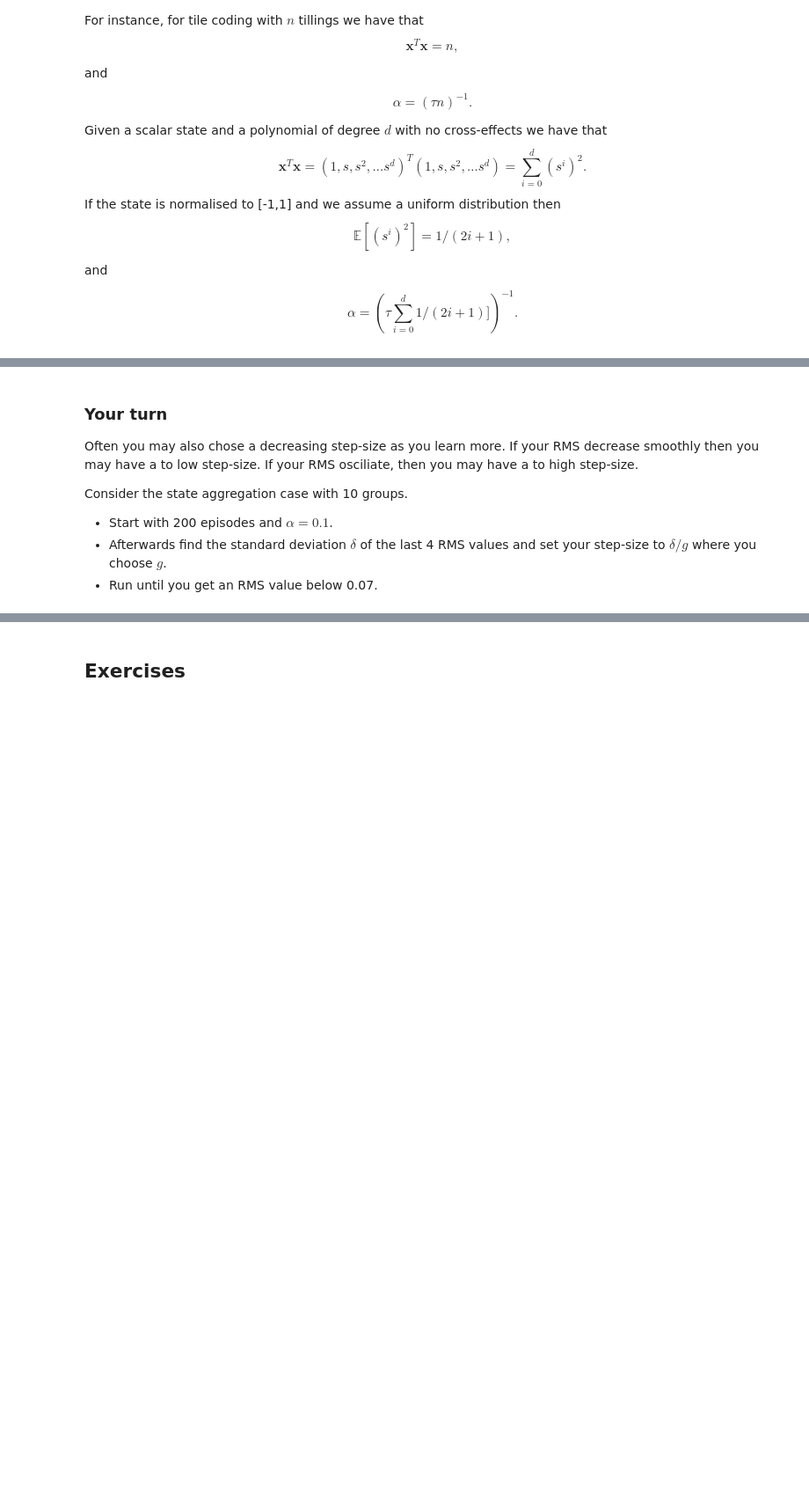
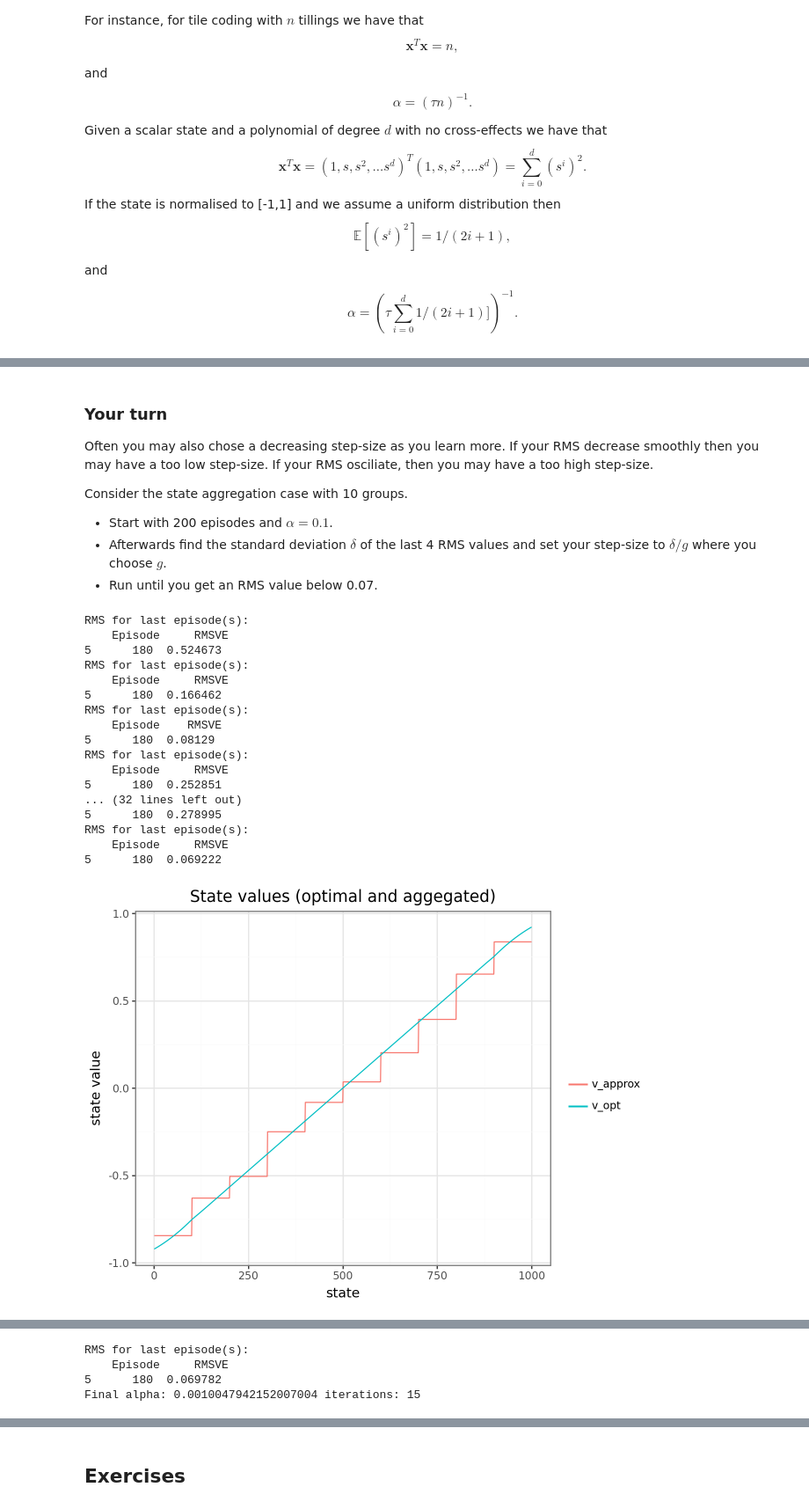
Before and after one commit to simon-mellergaard/RL, a Jupyter notebook: Exercises/12_Approx-pred.ipynb, the cells around one changed output, grey strips where cells are left out. Shown at 88% size. Saved outputs shown, nothing was run; the diff lists cells and outputs as text; code cells hidden in the pictures; blank space fills up the shorter version.

```diff
--- a/Exercises/12_Approx-pred.ipynb
+++ b/Exercises/12_Approx-pred.ipynb
@@ -1309,7 +1294,7 @@ Consider the random walk and assume that you want to estimate the state values i
 # %% [markdown]
 ### Your turn
 
-Often you may also chose a decreasing step-size as you learn more. If your RMS decrease smoothly then you may have a to low step-size. If your RMS osciliate, then you may have a to high step-size.
+Often you may also chose a decreasing step-size as you learn more. If your RMS decrease smoothly then you may have a too low step-size. If your RMS osciliate, then you may have a too high step-size.
 
 Consider the state aggregation case with 10 groups.
 
@@ -1322,0 +1304,37 @@ Consider the state aggregation case with 10 groups.
+# %%
+#@title Solution
+G = 20
+
+agent = AgentApproxAggregation(env, groups=10)
+env.reset_rng()
+df = run_and_plot(env, agent, episodes=200, show_pt_v=False, show_pt_rms=False, mc=True, eval_every=30, alpha=0.1)
+# Calculate std
+i = 0
+while df['RMSVE'].tail(1).values[0] > 0.07 and i < 100:
+    i += 1
+    # new alpha
+    dev = df['RMSVE'].tail(4).std()
+    alpha = dev / G
+    df = run_and_plot(env, agent, episodes=200, show_pt_v=False, show_pt_rms=False, mc=True, eval_every=30, alpha=alpha)
+
+df = run_and_plot(env, agent, episodes=200, mc=True, eval_every=30, alpha=alpha)
+print("Final alpha:", alpha, "iterations:", i)
+# %% [output]
+RMS for last episode(s):
+    Episode     RMSVE
+5      180  0.524673
+RMS for last episode(s):
+    Episode     RMSVE
+5      180  0.166462
+RMS for last episode(s):
+    Episode    RMSVE
+5      180  0.08129
+RMS for last episode(s):
+    Episode     RMSVE
+5      180  0.252851
+... (32 lines left out)
+5      180  0.278995
+RMS for last episode(s):
+    Episode     RMSVE
+5      180  0.069222
+[figure, added]
@@ -1322,0 +1342,4 @@ Consider the state aggregation case with 10 groups.
+RMS for last episode(s):
+    Episode     RMSVE
+5      180  0.069782
+Final alpha: 0.0010047942152007004 iterations: 15
```
Also changed, not shown: parts of 23 cells of this notebook.
